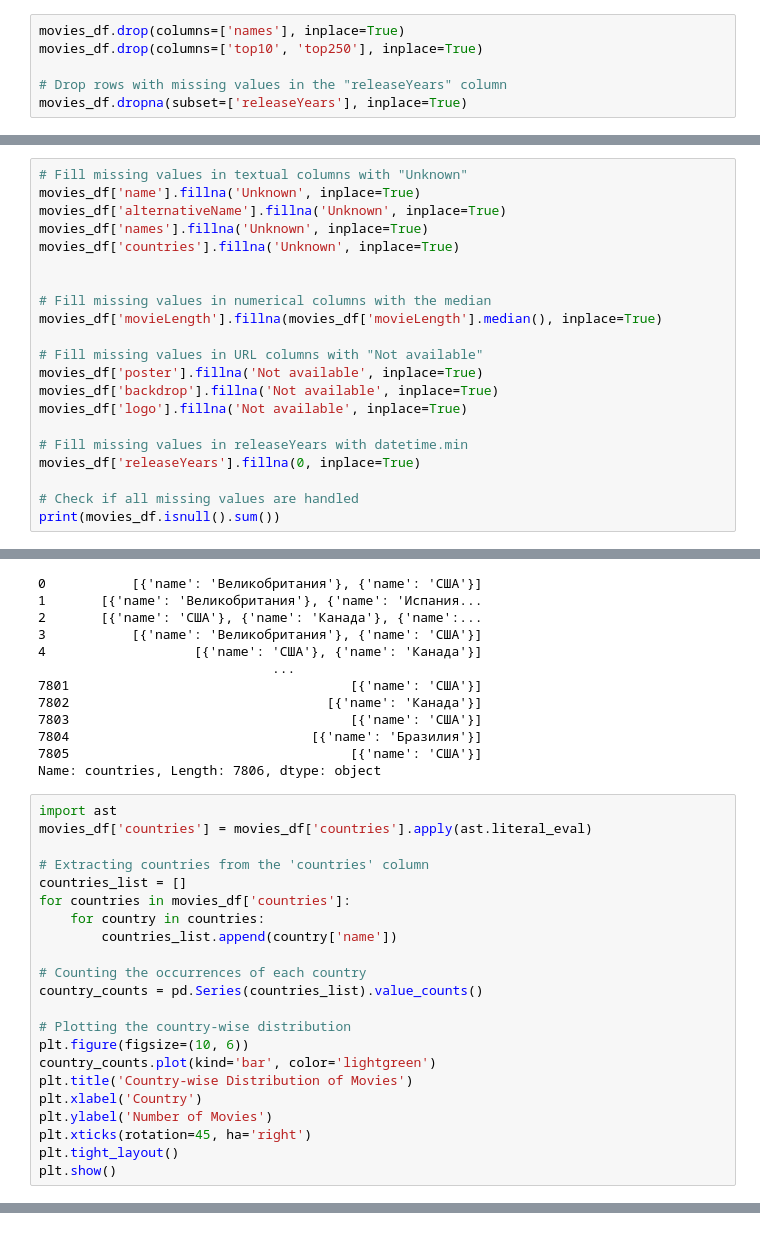
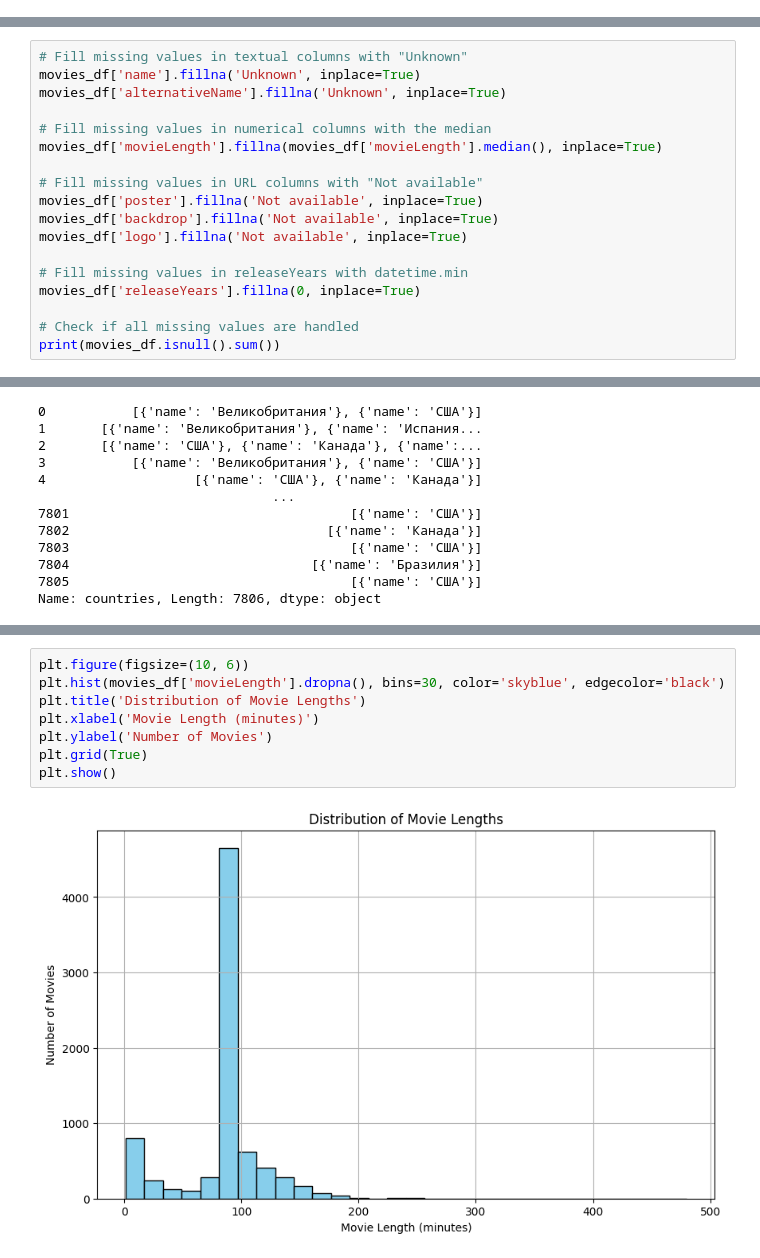
Before and after one commit to MrSimple07/Big_Data_Technologies, a Jupyter notebook: kinopoisk.ipynb, the cells around one changed output, grey strips where cells are left out. Drawn from its saved outputs; the diff is of its cells as text.

```diff
--- a/kinopoisk.ipynb
+++ b/kinopoisk.ipynb
@@ -141,12 +142,6 @@ Index(['id', 'name', 'alternativeName', 'names', 'type', 'typeNumber', 'year',
 movies_df.shape
 # %% [output]
 (7806, 18)
-# %%
-movies_df.drop(columns=['names'], inplace=True)
-movies_df.drop(columns=['top10', 'top250'], inplace=True)
-
-# Drop rows with missing values in the "releaseYears" column
-movies_df.dropna(subset=['releaseYears'], inplace=True)
 # %%
 print(movies_df.isnull().sum())
 # %% [output]
@@ -173,9 +168,6 @@ dtype: int64
 # Fill missing values in textual columns with "Unknown"
 movies_df['name'].fillna('Unknown', inplace=True)
 movies_df['alternativeName'].fillna('Unknown', inplace=True)
-movies_df['names'].fillna('Unknown', inplace=True)
-movies_df['countries'].fillna('Unknown', inplace=True)
-
 
 # Fill missing values in numerical columns with the median
 movies_df['movieLength'].fillna(movies_df['movieLength'].median(), inplace=True)
@@ -288,25 +272,3 @@ movies_df['countries']
 7804                               [{'name': 'Бразилия'}]
 7805                                    [{'name': 'США'}]
 Name: countries, Length: 7806, dtype: object
-# %%
-import ast
-movies_df['countries'] = movies_df['countries'].apply(ast.literal_eval)
-
-# Extracting countries from the 'countries' column
-countries_list = []
-for countries in movies_df['countries']:
-    for country in countries:
-        countries_list.append(country['name'])
-
-# Counting the occurrences of each country
-country_counts = pd.Series(countries_list).value_counts()
-
-# Plotting the country-wise distribution
-plt.figure(figsize=(10, 6))
-country_counts.plot(kind='bar', color='lightgreen')
-plt.title('Country-wise Distribution of Movies')
-plt.xlabel('Country')
-plt.ylabel('Number of Movies')
-plt.xticks(rotation=45, ha='right')
-plt.tight_layout()
-plt.show()
@@ -314,0 +287,10 @@ ValueError: malformed node or string: [{'name': 'Великобритания'},
+# %%
+plt.figure(figsize=(10, 6))
+plt.hist(movies_df['movieLength'].dropna(), bins=30, color='skyblue', edgecolor='black')
+plt.title('Distribution of Movie Lengths')
+plt.xlabel('Movie Length (minutes)')
+plt.ylabel('Number of Movies')
+plt.grid(True)
+plt.show()
+# %% [output]
+[figure, added]
```
Also changed, not shown: parts of 13 cells of this notebook.
